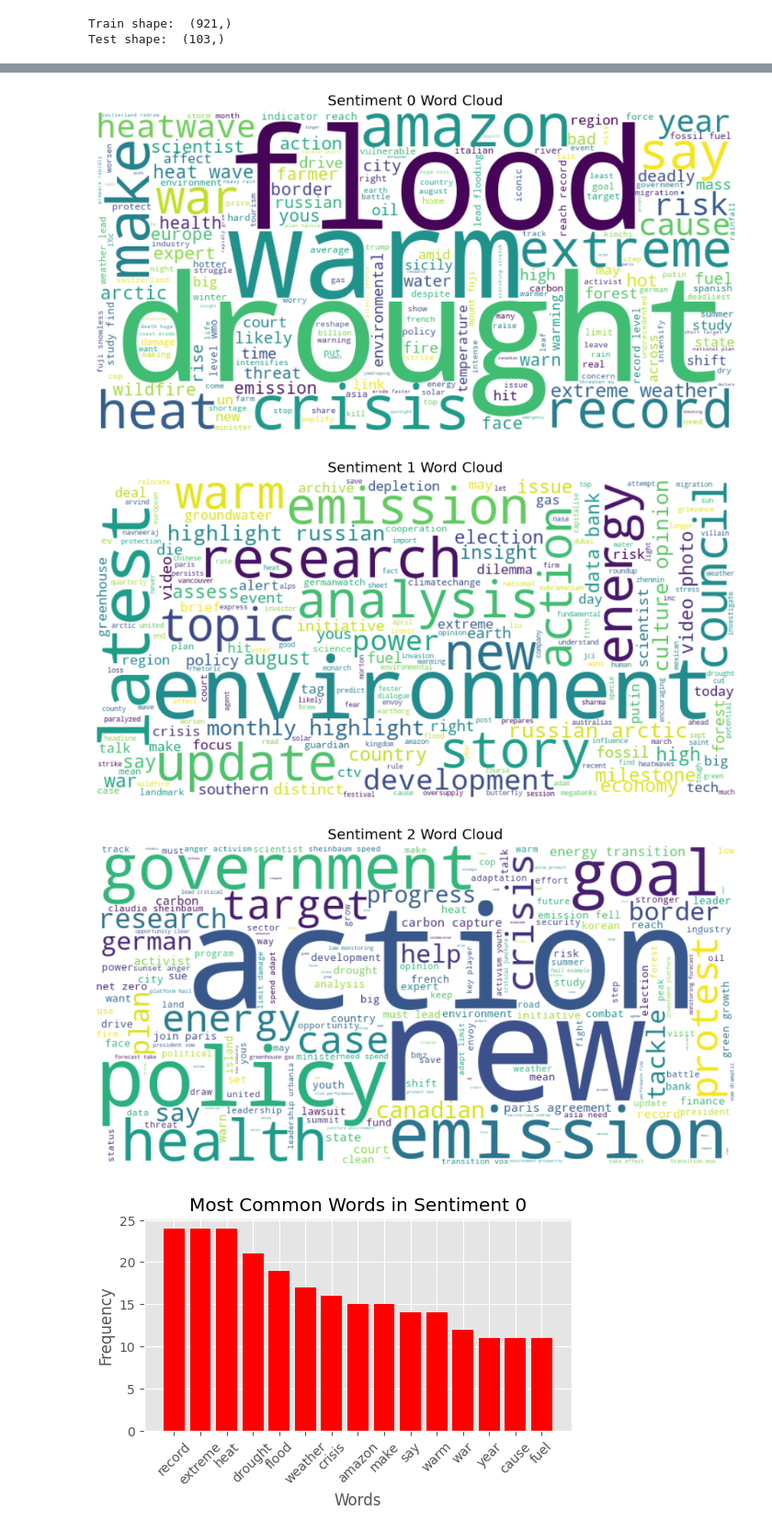
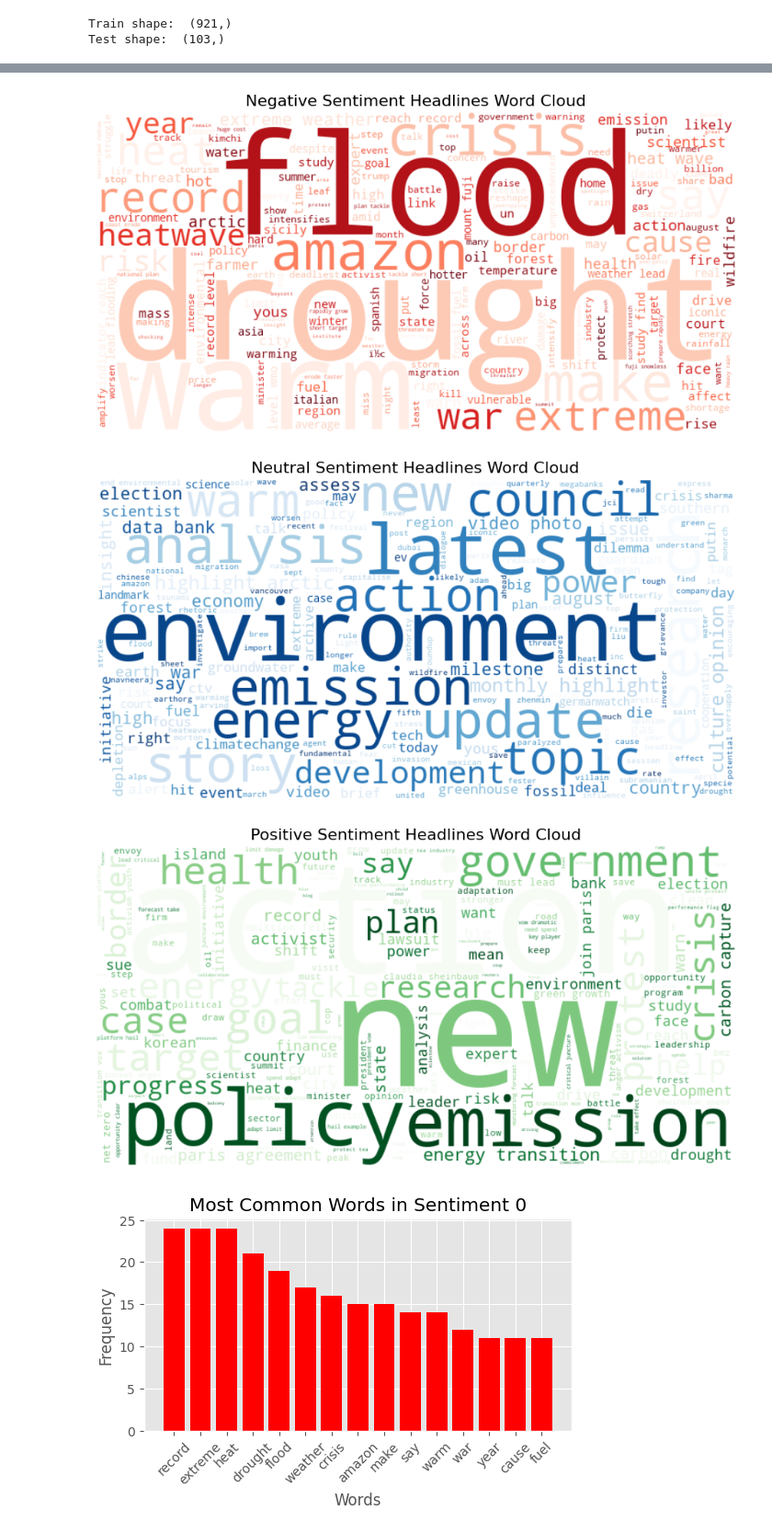
Before and after one commit to AnishD11/Sentiment-Analysis-of-Climate-Headlines, a Jupyter notebook: climate_headline.ipynb, the cells around one changed output, grey strips where cells are left out. Shown at 92% size. Saved outputs shown, nothing was run; the diff lists cells and outputs as text; code cells hidden in the pictures.

```diff
--- a/climate_headline.ipynb
+++ b/climate_headline.ipynb
@@ -150,8 +163,8 @@ def clean_data(data):
     ]
 
     #remove the wors that frequently appear in the headlines but are not useful for sentiment analysis
-    text = [word for word in text if word.lower() not in ["climate", "change","global","report","usa",
-         "us", "india", "germany", "german", "brazil", "canada", "canadian","australia", "france", "french",
+    text = [word for word in text if word.lower() not in ["climate", "change","global","report","usa", "australias",
+         "us", "india", "germany", "german", "brazil", "canada", "canadian","australia", "france", "french", "european", "europe",
          "mexico", "japan", "china","spain","italy","indian","south","korea","russia", "russian", "uk","ukraine","impact","news","world","u"]]
     #return the cleaned text
     return ' '.join(text)
@@ -270,26 +287,32 @@ longest negative headline: 60
 # %%
-# Generate word clouds for each sentiment category
+# define color schemes and headings for each sentiment
 sentiment_categories = [0, 1, 2]
+titles = ["Negative Sentiment Headlines Word Cloud",
+          "Neutral Sentiment Headlines Word Cloud",
+          "Positive Sentiment Headlines Word Cloud"]
+color_schemes = ["Reds", "Blues", "Greens"]  # Different colormap for each sentiment
+
+# generate word clouds for each sentiment category
 wordclouds = {}
+for sentiment, color in zip(sentiment_categories, color_schemes):
+    text = " ".join(x_train[y_train == sentiment])
+    wordclouds[sentiment] = WordCloud(width=800,
+                                      height=400,
+                                      background_color='white',
+                                      colormap=color).generate(text)
 
+# plot the word clouds
 for sentiment in sentiment_categories:
-    text = " ".join(x_train[y_train == sentiment])
-    wordclouds[sentiment] = WordCloud(width=800, height=400, background_color='white').generate(text)
-
-# Plot the word clouds
-
-
-for  sentiment in sentiment_categories:
-    plt.figure(figsize=(10,5))
+    plt.figure(figsize=(10, 5))
     plt.imshow(wordclouds[sentiment], interpolation='bilinear')
-    plt.title(f'Sentiment {sentiment} Word Cloud')
+    plt.title(titles[sentiment], fontsize=16)
     plt.axis('off')
     plt.tight_layout()
     plt.show()
 # %% [output]
-[figure, old version]
+[figure, new version]
-[figure, old version]
+[figure, new version]
-[figure, old version]
+[figure, new version]
 # %%
 #function to get words frequency
 def get_words_frequency(texts):
```
Also changed, not shown: parts of 10 cells of this notebook.
